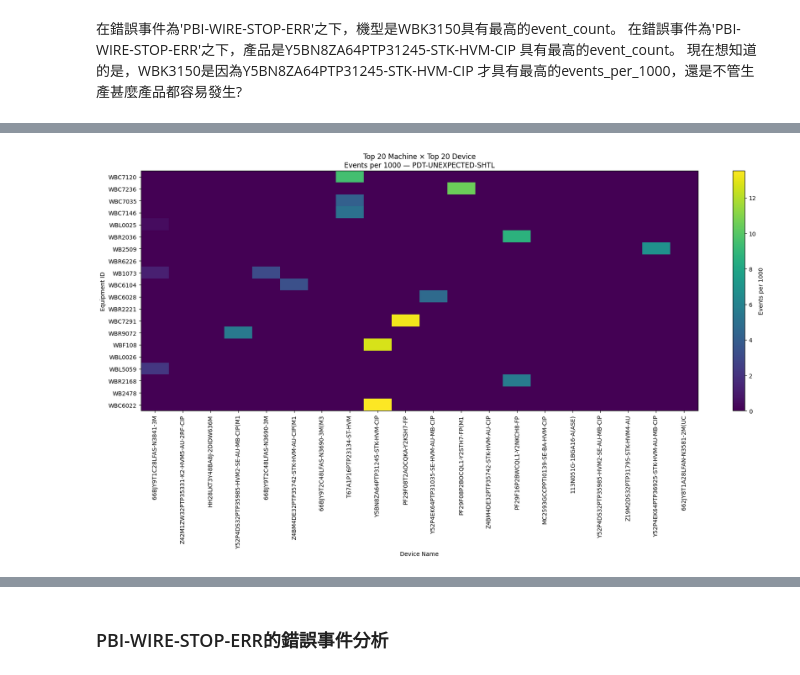
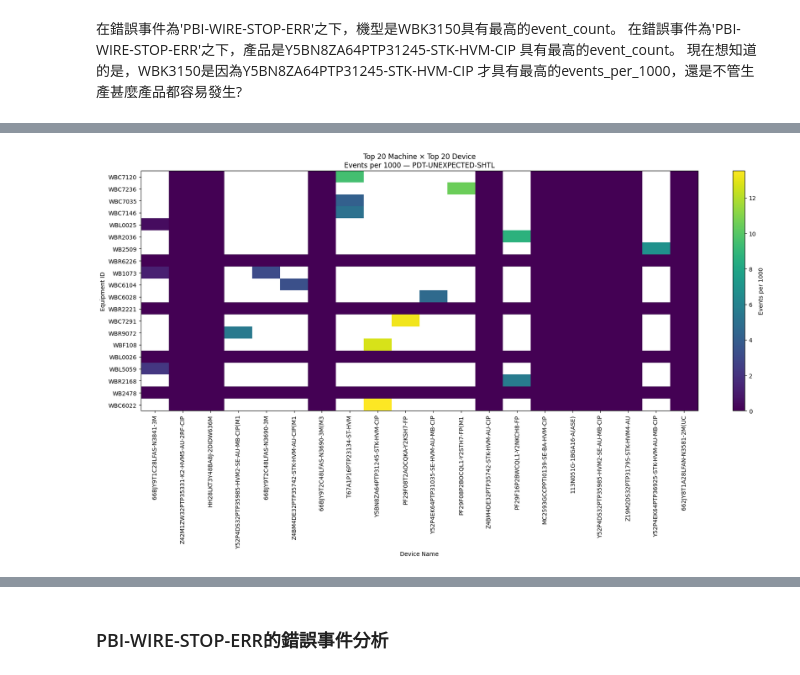
Before and after one commit to aceaceace123/test0804, a Jupyter notebook: WBMachine_ErrorEventAnalyze.ipynb, the cells around one changed output, grey strips where cells are left out. Drawn from its saved outputs; the diff is of its cells as text; code cells hidden in the pictures.

```diff
--- a/WBMachine_ErrorEventAnalyze.ipynb
+++ b/WBMachine_ErrorEventAnalyze.ipynb
@@ -373,8 +373,8 @@ machine_device_summary["event_per_1000"] = np.where(
 # --------------------------------------------------
 # 7. 篩選掉太低的in_qty數量
 # --------------------------------------------------
-minimum_lot_count=machine_device_summary['in_qty'].quantile(0.25)
-machine_device_summary=machine_device_summary[machine_device_summary['in_qty']>=minimum_lot_count]
+minimum_inqty_count=machine_device_summary['in_qty'].quantile(0.25)
+machine_device_summary=machine_device_summary[machine_device_summary['in_qty']>=minimum_inqty_count]
 # --------------------------------------------------
 # 8. 排序
 # --------------------------------------------------
@@ -438,7 +438,7 @@ heatmap_pivot = heatmap_data.pivot(
     index="equip_id",
     columns="device_name",
     values="event_per_1000"
-).fillna(0)
+)
 
 # 按照原本 Top 20 排名順序排列
 heatmap_pivot = heatmap_pivot.reindex(
@@ -453,31 +453,31 @@ fig, ax = plt.subplots(figsize=(18, 10))
 image = ax.imshow(
     heatmap_pivot.values,
     aspect="auto"
 )
 
 # 設定 X 軸產品名稱
 ax.set_xticks(range(len(heatmap_pivot.columns)))
 ax.set_xticklabels(
     heatmap_pivot.columns,
     rotation=90
 )
 
 # 設定 Y 軸機台名稱
 ax.set_yticks(range(len(heatmap_pivot.index)))
 ax.set_yticklabels(heatmap_pivot.index)
 
 ax.set_xlabel("Device Name")
 ax.set_ylabel("Equipment ID")
 ax.set_title(
     f"Top 20 Machine × Top 20 Device\n"
     f"Events per 1000 — {event}"
 )
 
 # 加入色階說明
 colorbar = fig.colorbar(image, ax=ax)
 colorbar.set_label("Events per 1000")
 
 plt.tight_layout()
 plt.show()
 # %% [output]
-[figure, old version]
+[figure, new version]
```
Also changed, not shown: parts of 10 cells of this notebook.
